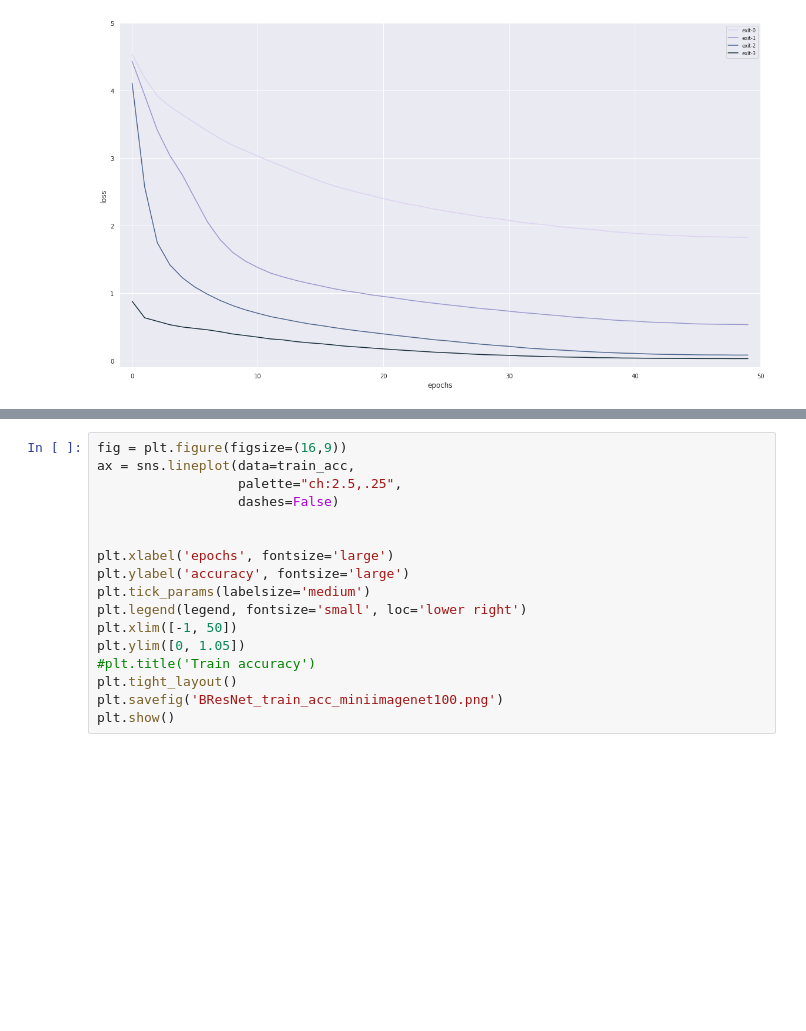
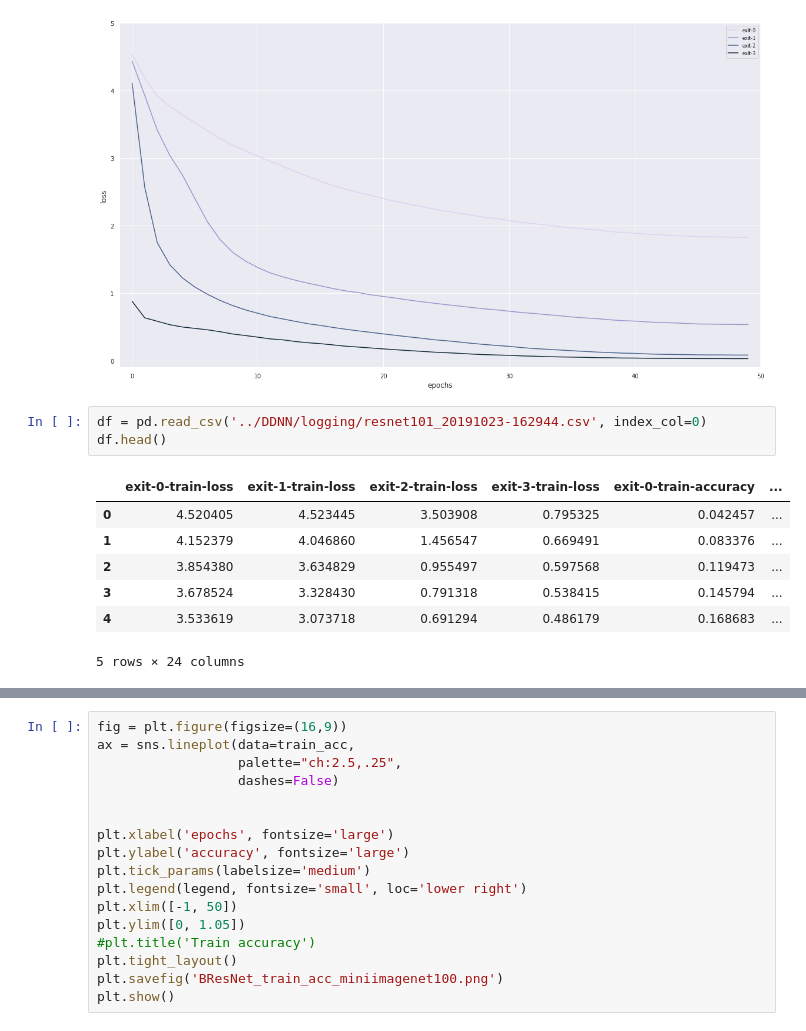
Before and after one commit to AlexKarlsen/thesis-src, a Jupyter notebook: Train Visualization/Train Validation Visualization BDenseNet miniimagenet.ipynb, the cells around one changed output, grey strips where cells are left out. Drawn from its saved outputs; the diff is of its cells as text; blank space fills up the shorter version.

```diff
--- a/Train Visualization/Train Validation Visualization BDenseNet miniimagenet.ipynb
+++ b/Train Visualization/Train Validation Visualization BDenseNet miniimagenet.ipynb
@@ -125,3 +125,14 @@ plt.savefig('BResNet_train_loss_miniimagenet100.png')
 plt.show()
 # %% [output]
 [figure]
+# %%
+df = pd.read_csv('../DDNN/logging/resnet101_20191023-162944.csv', index_col=0)
+df.head()
+# %% [output]
+|  | exit-0-train-loss | exit-1-train-loss | exit-2-train-loss | exit-3-train-loss | exit-0-train-accuracy | ... |
+| 0 | 4.520405 | 4.523445 | 3.503908 | 0.795325 | 0.042457 | ... |
+| 1 | 4.152379 | 4.046860 | 1.456547 | 0.669491 | 0.083376 | ... |
+| 2 | 3.854380 | 3.634829 | 0.955497 | 0.597568 | 0.119473 | ... |
+| 3 | 3.678524 | 3.328430 | 0.791318 | 0.538415 | 0.145794 | ... |
+| 4 | 3.533619 | 3.073718 | 0.691294 | 0.486179 | 0.168683 | ... |
+5 rows × 24 columns
```
Also changed, not shown: parts of 2 cells of this notebook, 2 other files.
